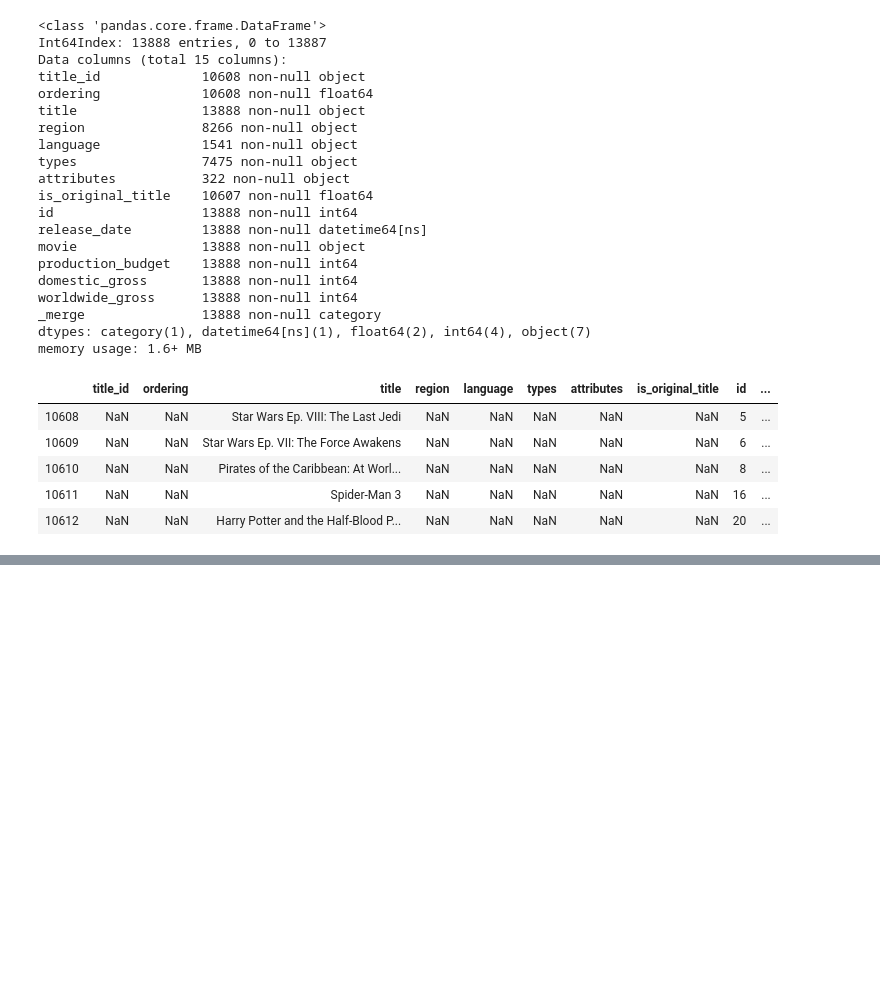
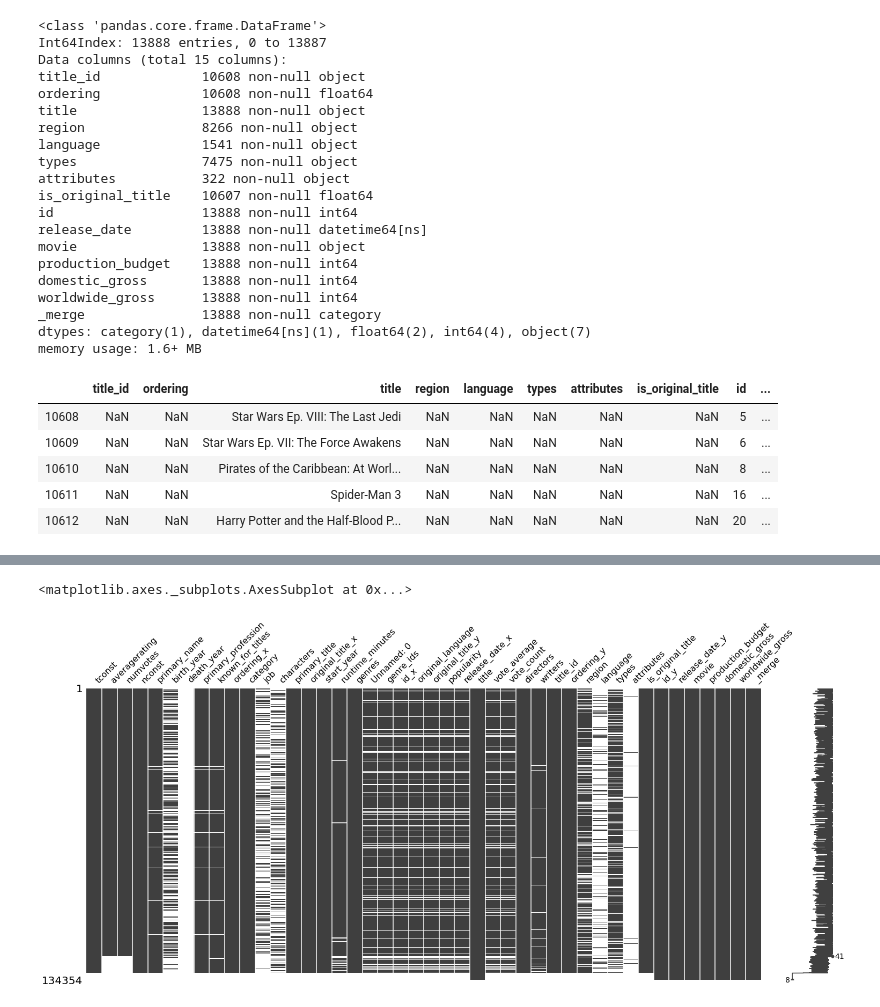
Before and after one commit to JillCarrie/Module1, a Jupyter notebook: data/project1.ipynb, the cells around one changed output, grey strips where cells are left out. Cells and saved outputs as stored; diff of their text form; code cells hidden in the pictures; blank space fills up the shorter version.

Commit message:
fully merged df

```diff
--- a/data/project1.ipynb
+++ b/data/project1.ipynb
@@ -205,0 +403,2 @@ merge[id_missing].head()
+# %%
+merge5 = pd.merge(df_imbd5, merge4, how='right', on='tconst')
@@ -205,0 +425,2 @@ merge[id_missing].head()
+# %%
+merge6 = pd.merge(imdb_alive, merge5, how='right', on='nconst')
@@ -205,0 +447,2 @@ merge[id_missing].head()
+# %%
+merge7 = pd.merge(df_imbd6, merge6, how='right', on='tconst')
@@ -205,0 +479,7 @@ merge[id_missing].head()
+# %%
+df = merge7.copy()
+# %%
+msno.matrix(df)
+# %% [output]
+<matplotlib.axes._subplots.AxesSubplot at 0x...>
+[figure, added]
```
Also changed, not shown: parts of 26 cells of this notebook.
